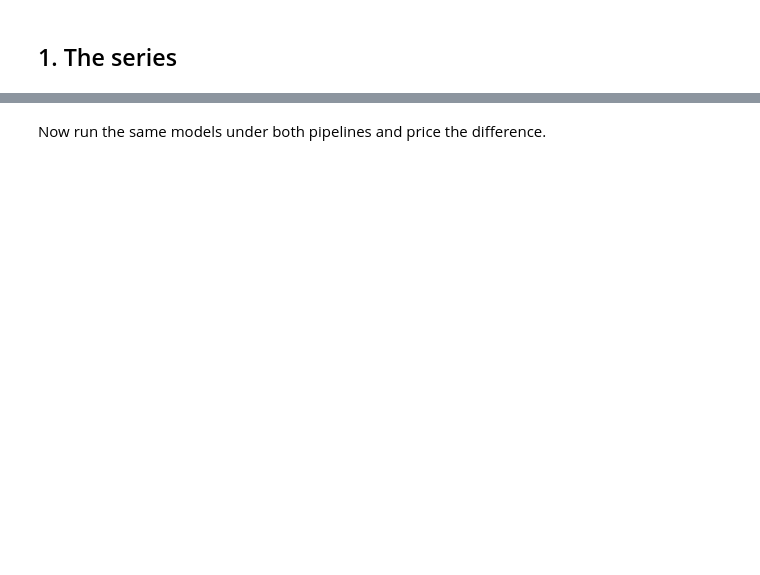
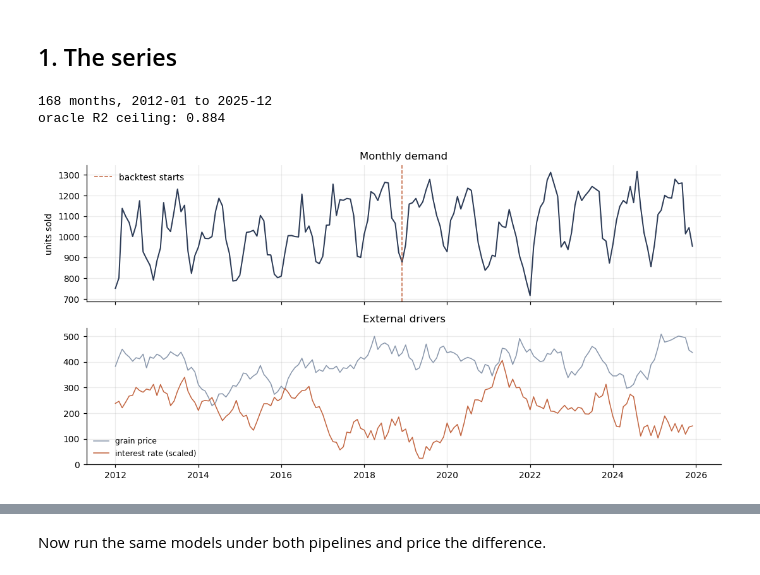
Before and after one commit to Fuzzy-sh/demand-forecasting-external-signals, a Jupyter notebook: notebooks/01_demand_forecasting.ipynb, the cells around one changed output, grey strips where cells are left out. Cells and saved outputs as stored; diff of their text form; code cells hidden in the pictures; blank space fills up the shorter version.

Commit message:
Add executed notebook outputs
Notebook now ships with results and figures inline so the analysis can be read
on GitHub without cloning and running it. Numbers match the README.

```diff
--- a/notebooks/01_demand_forecasting.ipynb
+++ b/notebooks/01_demand_forecasting.ipynb
@@ -3,7 +12,34 @@
 # %%
-import sys, pathlibsys.path.insert(0, str(pathlib.Path.cwd().parent))import numpy as np, pandas as pd, matplotlib.pyplot as pltfrom src import generate as G, features as F, leakage as L, models as Mplt.rcParams.update({"figure.dpi": 110, "font.size": 9,                     "axes.spines.top": False, "axes.spines.right": False,                     "axes.grid": True, "grid.alpha": 0.25})INK, ACCENT, MUTED = "#2b3a55", "#c2643f", "#8896ab"MIN_TRAIN = 84
+import sys, pathlib
+sys.path.insert(0, str(pathlib.Path.cwd().parent))
+
+import numpy as np, pandas as pd, matplotlib.pyplot as plt
+from src import generate as G, features as F, leakage as L, models as M
+
+plt.rcParams.update({"figure.dpi": 110, "font.size": 9,
+                     "axes.spines.top": False, "axes.spines.right": False,
+                     "axes.grid": True, "grid.alpha": 0.25})
+INK, ACCENT, MUTED = "#2b3a55", "#c2643f", "#8896ab"
+MIN_TRAIN = 84
 # %% [markdown]
 ## 1. The series
 # %%
-raw = G.make_dataset()train_end = raw.index[MIN_TRAIN - 1]ceiling = 1 - np.var(raw[G.TARGET] - raw["_signal_no_noise"]) / np.var(raw[G.TARGET])print(f"{len(raw)} months, {raw.index[0]:%Y-%m} to {raw.index[-1]:%Y-%m}")print(f"oracle R2 ceiling: {ceiling:.3f}")fig, ax = plt.subplots(2, 1, figsize=(10, 5), sharex=True)ax[0].plot(raw.index, raw[G.TARGET], color=INK, lw=1.3)ax[0].axvline(train_end, color=ACCENT, ls="--", lw=1, label="backtest starts")ax[0].set_ylabel("units sold"); ax[0].legend(frameon=False); ax[0].set_title("Monthly demand")ax[1].plot(raw.index, raw["grain_price"], color=MUTED, lw=1, label="grain price")ax[1].plot(raw.index, raw["interest_rate"] * 60, color=ACCENT, lw=1, label="interest rate (scaled)")ax[1].legend(frameon=False, fontsize=8); ax[1].set_title("External drivers")plt.tight_layout(); plt.show()
+raw = G.make_dataset()
+train_end = raw.index[MIN_TRAIN - 1]
+ceiling = 1 - np.var(raw[G.TARGET] - raw["_signal_no_noise"]) / np.var(raw[G.TARGET])
+print(f"{len(raw)} months, {raw.index[0]:%Y-%m} to {raw.index[-1]:%Y-%m}")
+print(f"oracle R2 ceiling: {ceiling:.3f}")
+
+fig, ax = plt.subplots(2, 1, figsize=(10, 5), sharex=True)
+ax[0].plot(raw.index, raw[G.TARGET], color=INK, lw=1.3)
+ax[0].axvline(train_end, color=ACCENT, ls="--", lw=1, label="backtest starts")
+ax[0].set_ylabel("units sold"); ax[0].legend(frameon=False); ax[0].set_title("Monthly demand")
+ax[1].plot(raw.index, raw["grain_price"], color=MUTED, lw=1, label="grain price")
+ax[1].plot(raw.index, raw["interest_rate"] * 60, color=ACCENT, lw=1, label="interest rate (scaled)")
+ax[1].legend(frameon=False, fontsize=8); ax[1].set_title("External drivers")
+plt.tight_layout(); plt.show()
+# %% [output]
+168 months, 2012-01 to 2025-12
+oracle R2 ceiling: 0.884
+[figure, added]
 # %% [markdown]
```
Also changed, not shown: parts of 7 cells of this notebook.
